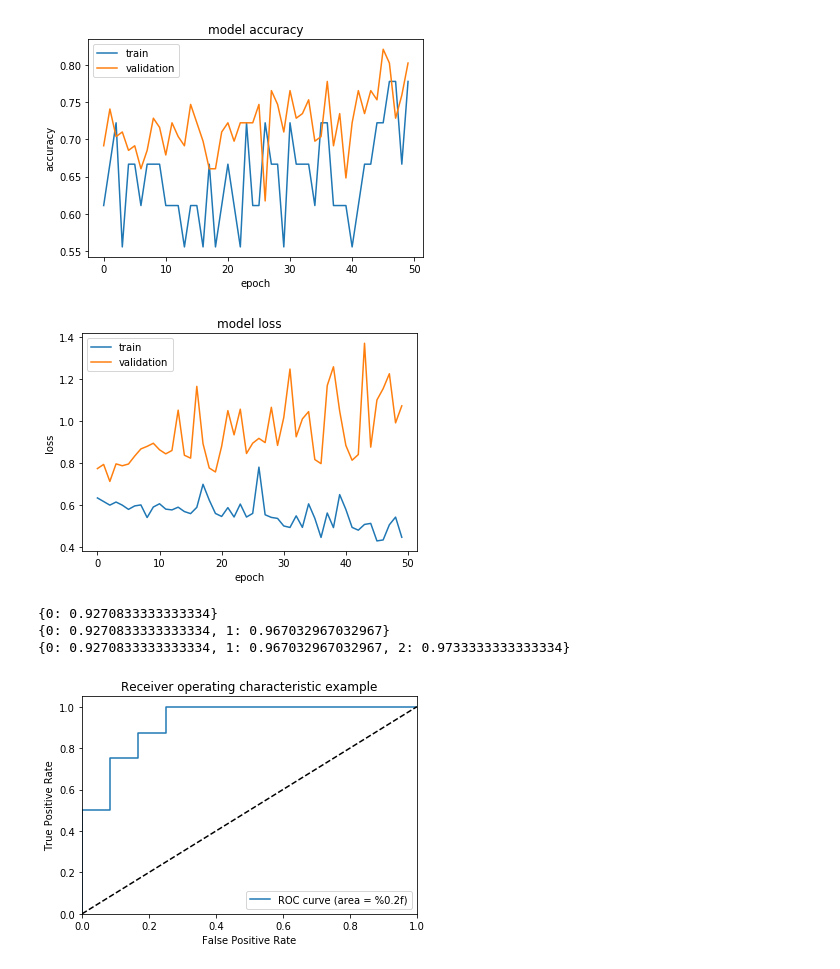
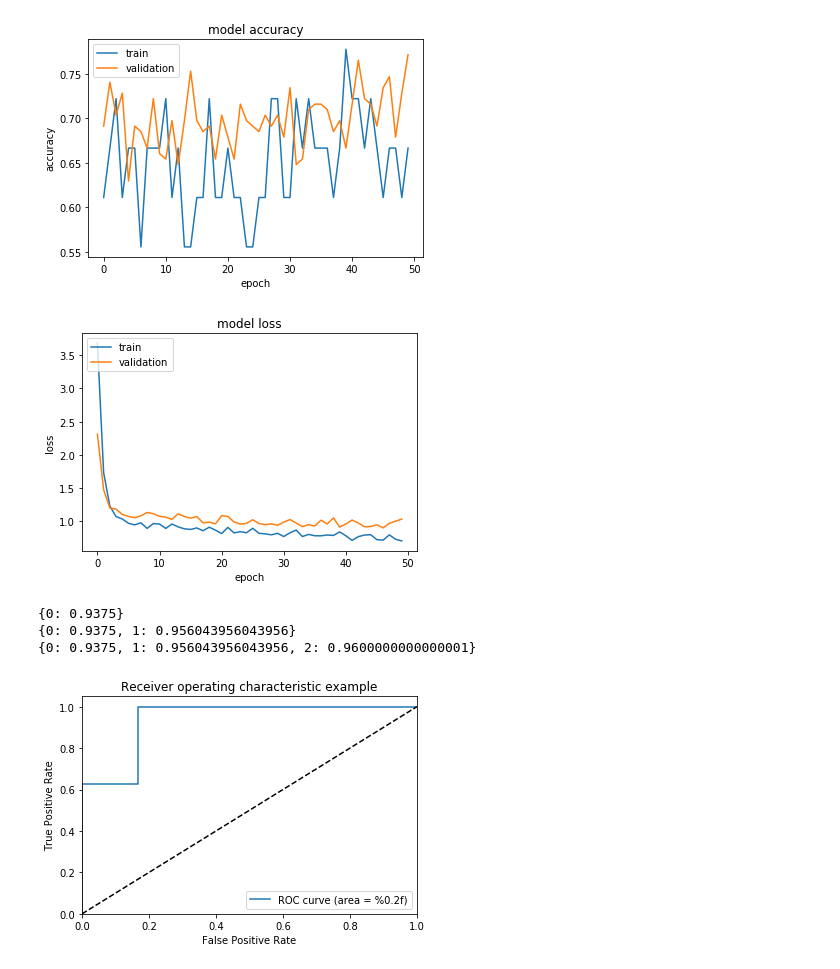
Before and after one commit to TasneemHamzah/Melanoma-Detector, a Jupyter notebook: CNN_wight_saving_training_2.ipynb, the cells around one changed output. Drawn from its saved outputs; the diff is of its cells as text; code cells hidden in the pictures.

```diff
--- a/CNN_wight_saving_training_2.ipynb
+++ b/CNN_wight_saving_training_2.ipynb
@@ -23,7 +23,8 @@ sess = tf.Session(graph=tf.get_default_graph(), config=session_conf)
 k.set_session(sess)
 
 
-
+import tensorflow as tf
+from tensorflow.keras.datasets import cifar10
 from tensorflow.keras.preprocessing.image import ImageDataGenerator
 from tensorflow.keras.models import Sequential
 from tensorflow.keras.layers import Dense, Dropout, Activation, Flatten
@@ -40,16 +41,26 @@ import matplotlib as mpl
 import matplotlib.pyplot as plt
 from glob import glob
 from keras.preprocessing.image import ImageDataGenerator
+#from keras.applications.vgg16 import preprocess_input
+#from keras.models import Sequential
+#from keras.applications import VGG16
+#from keras.layers import Activation, Dense
+import os
+
+
+from keras.preprocessing.image import ImageDataGenerator
 
 import keras
 from keras.models import Sequential
+from keras.layers import Dense, Conv2D, MaxPool2D, Dropout, Flatten
 from keras.callbacks import TensorBoard
 # more info on callbakcs: https://keras.io/callbacks/ model saver is cool too.
 from tensorflow.keras.callbacks import TensorBoard
 
 import matplotlib.pyplot as plt
 import time
-
+from keras.layers import Conv2D
+from keras.regularizers import l2
 
 NAME = "CNN-kaggel-dataset-50epochs-2dropout-4cov2d-x200-30%split-184_42_64-7x7-no-dense"
 
@@ -80,30 +91,32 @@ one_hot_labels = keras.utils.to_categorical(y, num_classes=3)
 y_test= keras.utils.to_categorical(y_test, num_classes=3)
 
 
-
 model = Sequential()
 
-model.add(Conv2D(560, (3, 3), activation ='relu', input_shape=(200, 200, 3)))
+model.add(Conv2D(560, (3, 3), activation ='relu', input_shape=(200, 200, 3),
+                 kernel_regularizer=l2(0.005 ),
+                 bias_regularizer=l2(0.005 )
+                ))
 model.add(MaxPool2D(pool_size=(2, 2)))
 model.add(Dropout(0.5))
 
-model.add(Conv2D(280, (3, 3), activation ='relu'))
+model.add(Conv2D(280, (3, 3), activation ='relu', kernel_regularizer=l2(0.005 ), bias_regularizer=l2(0.005 )))
 model.add(MaxPool2D(pool_size=(2, 2)))
 model.add(Dropout(0.5))
 
-model.add(Conv2D(140, (3, 3), activation ='relu'))
+model.add(Conv2D(140, (3, 3), activation ='relu', kernel_regularizer=l2(0.005 ), bias_regularizer=l2(0.005 )))
 model.add(MaxPool2D(pool_size=(2, 2)))
 
 model.add(Dropout(0.5))
 
-model.add(Conv2D(70, (3, 3), activation ='relu'))
+model.add(Conv2D(70, (3, 3), activation ='relu', kernel_regularizer=l2(0.005 ), bias_regularizer=l2(0.005 )))
 model.add(MaxPool2D(pool_size=(2, 2)))
 model.add(Dropout(0.45))
-model.add(Conv2D(32, (3, 3), strides = 1, activation ='relu'))
+model.add(Conv2D(32, (3, 3), strides = 1, activation ='relu', kernel_regularizer=l2(0.005 ), bias_regularizer=l2(0.005 )))
 model.add(MaxPool2D(pool_size=(2, 2)))
 #model.add(Dropout(0.1))
 model.add(Flatten())
-model.add(Dense(32, activation ='relu'))
+model.add(Dense(32, activation ='relu', kernel_regularizer=l2(0.005 ), bias_regularizer=l2(0.005 )))
 
 #model.add(Dropout(0.2))
 model.add(Dense(3, activation ='softmax'))
@@ -114,10 +127,10 @@ model.compile(loss='categorical_crossentropy',
                           metrics=['accuracy'],
                           #shuffle=False
                           )
-model.load_weights('weights_cnn_model4_11.h5')
+#model.load_weights('weights_cnn_model4_11.h5')
 #X_train, X_test, y_train, y_test = train_test_split(X,one_hot_labels,test_size=0.1,shuffle=False)
 
-cb= ModelCheckpoint(filepath='weights_cnn_model4_12.h5',  verbose=1, monitor='val_acc', save_best_only=True, save_weights_only=True)
+cb= ModelCheckpoint(filepath='weights_cnn_model4_13.h5',  verbose=1, monitor='val_acc', save_best_only=True, save_weights_only=True)
 
 history=model.fit(X,
                   one_hot_labels,
@@ -207,7 +220,7 @@ roc_auc_score
 dict_keys(['val_loss', 'val_acc', 'loss', 'acc'])
-[figure, old version]
+[figure, new version]
-[figure, old version]
+[figure, new version]
-{0: 0.9270833333333334}
-{0: 0.9270833333333334, 1: 0.967032967032967}
-{0: 0.9270833333333334, 1: 0.967032967032967, 2: 0.9733333333333334}
+{0: 0.9375}
+{0: 0.9375, 1: 0.956043956043956}
+{0: 0.9375, 1: 0.956043956043956, 2: 0.9600000000000001}
-[figure, old version]
+[figure, new version]
```
Also changed, not shown: parts of 1 cell of this notebook.
